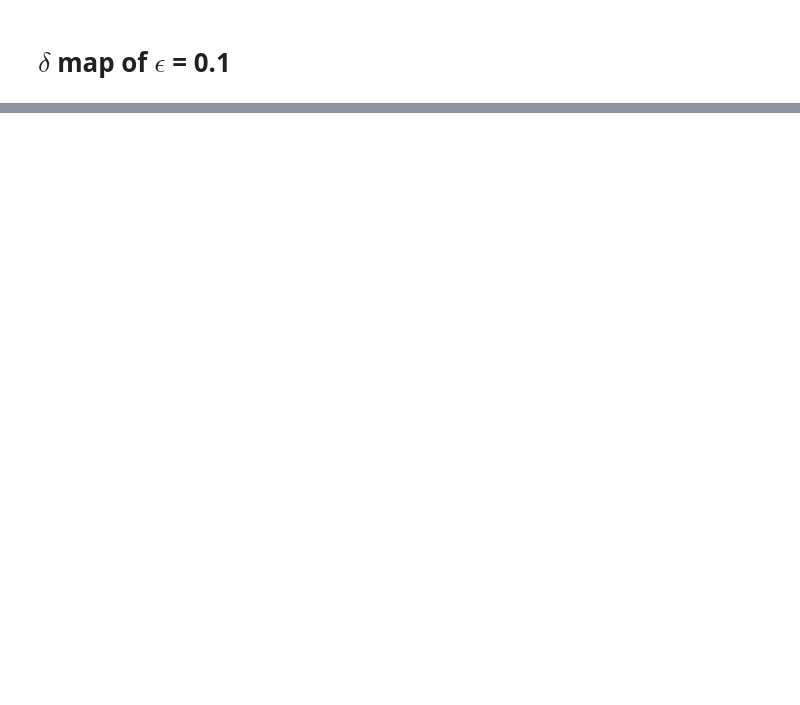
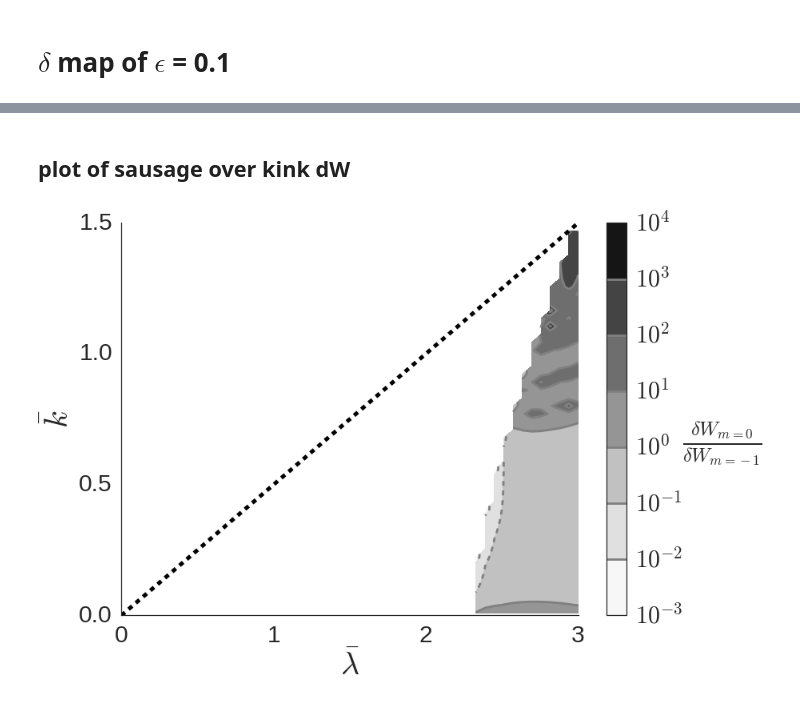
Before and after one commit to jensv/fluxtubestability, a Jupyter notebook: ipython_notebooks/paper_figures.ipynb, the cells around one changed output, grey strips where cells are left out. Saved outputs shown, nothing was run; the diff lists cells and outputs as text; code cells hidden in the pictures; blank space fills up the shorter version.

```diff
--- a/ipython_notebooks/paper_figures.ipynb
+++ b/ipython_notebooks/paper_figures.ipynb
@@ -533,0 +530,7 @@ plt.show()
+# %% [markdown]
+## plot of sausage over kink dW
+# %%
+plot.sausage_kink_ratio('../../output/2016-01-18-14-03/meshes.npz',
+                        xy_limits=None, cmap="Greys")
+# %% [output]
+[figure, added]
```
Also changed, not shown: parts of 10 cells of this notebook, 1 other file.
